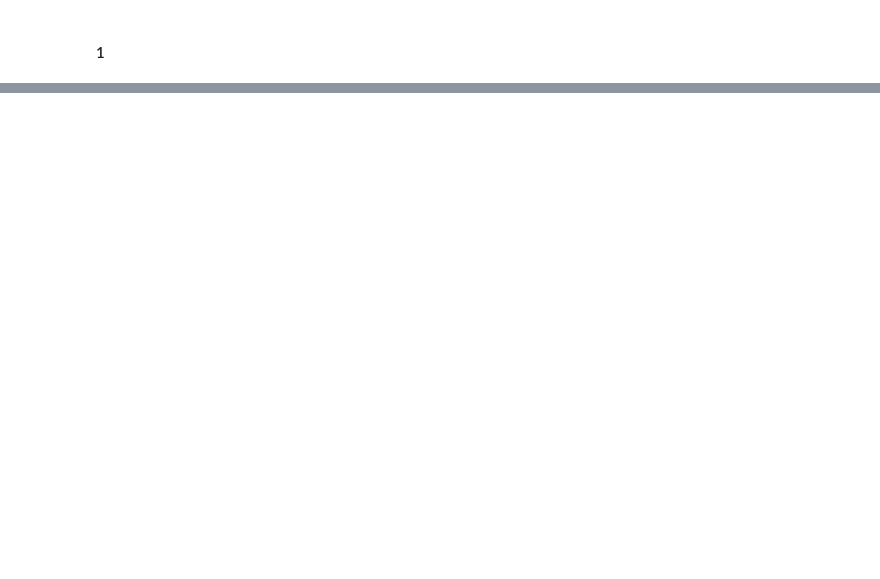
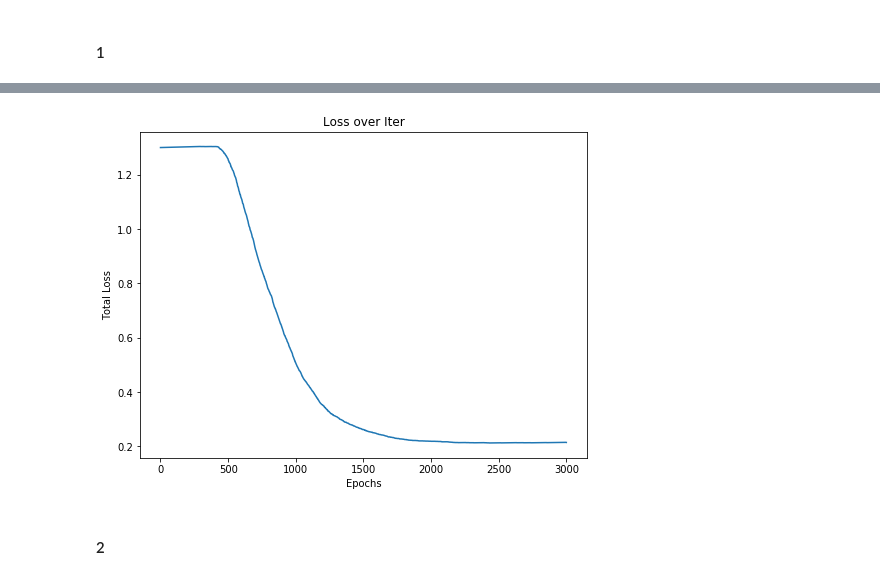
Before and after one commit to hsong1101/berkeley, a Jupyter notebook: cs189/Homework_Sp19/HW4/hw4.ipynb, the cells around one changed output, grey strips where cells are left out. Cells and saved outputs as stored; diff of their text form; code cells hidden in the pictures; blank space fills up the shorter version.

```diff
--- a/cs189/Homework_Sp19/HW4/hw4.ipynb
+++ b/cs189/Homework_Sp19/HW4/hw4.ipynb
@@ -200,8 +185,10 @@ dat = sio.loadmat('./data.mat')
 # %%
-train = dat['X']
+dat = sio.loadmat('./data.mat')
+
+train_data = dat['X']
 labels = dat['y']
 
-data = np.hstack((train, labels))
+data = np.hstack((train_data, labels))
 
 X_train, X_test, y_train, y_test = split(data, 600)
 
@@ -233,0 +220,8 @@ lambd = np.arange(0, 50, 5)
+# %%
+lambd = 20
+learning_rate = 5e-8
+epochs = 3000
+ver_iter = 200
+
+
+loss_history, acc_history, w = batch_train(X_train, y_train, epochs, learning_rate, lambd, ver_iter)
@@ -234,2 +244,12 @@ lambd = np.arange(0, 50, 5)
+# %%
+plt.figure(figsize=(8,6))
+plt.plot(np.arange(epochs), loss_history)
+plt.xlabel('Epochs')
+plt.ylabel('Total Loss')
+plt.title('Loss over Iter');
+# %% [output]
+[figure, added]
+# %% [markdown]
+#### 2
 # %%
 lambd = 0
```
Also changed, not shown: parts of 23 cells of this notebook, 2 other files.
